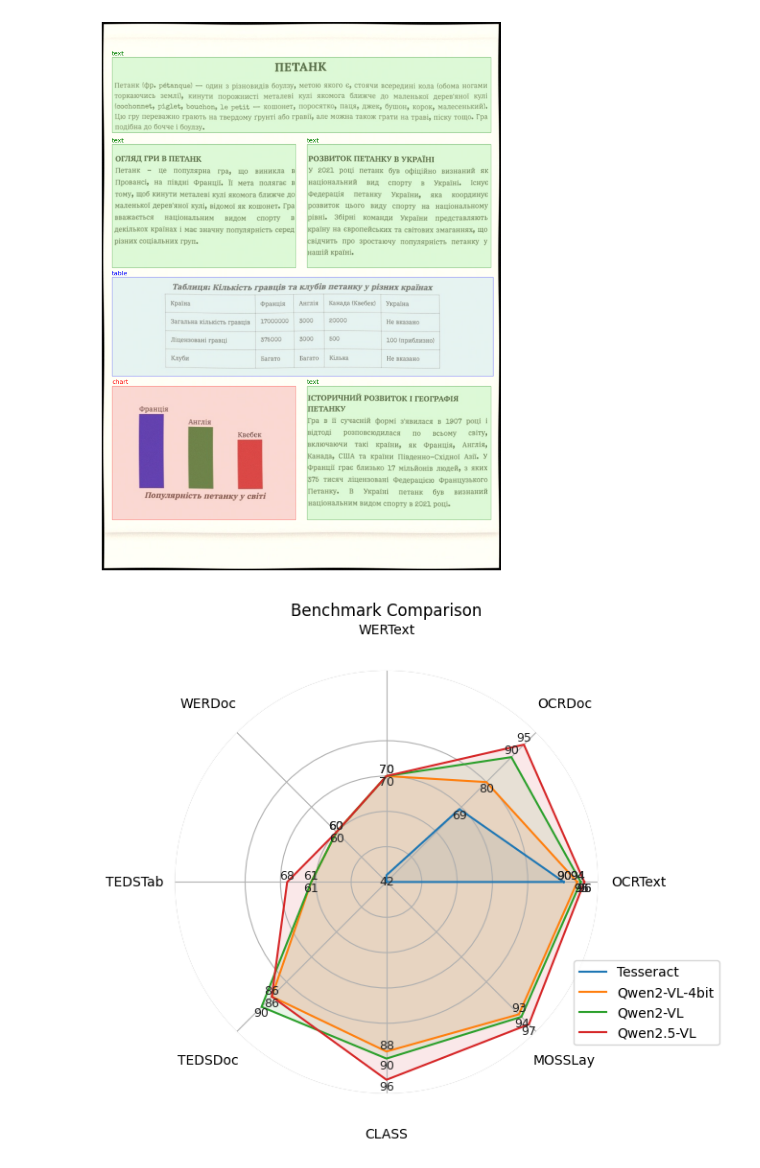
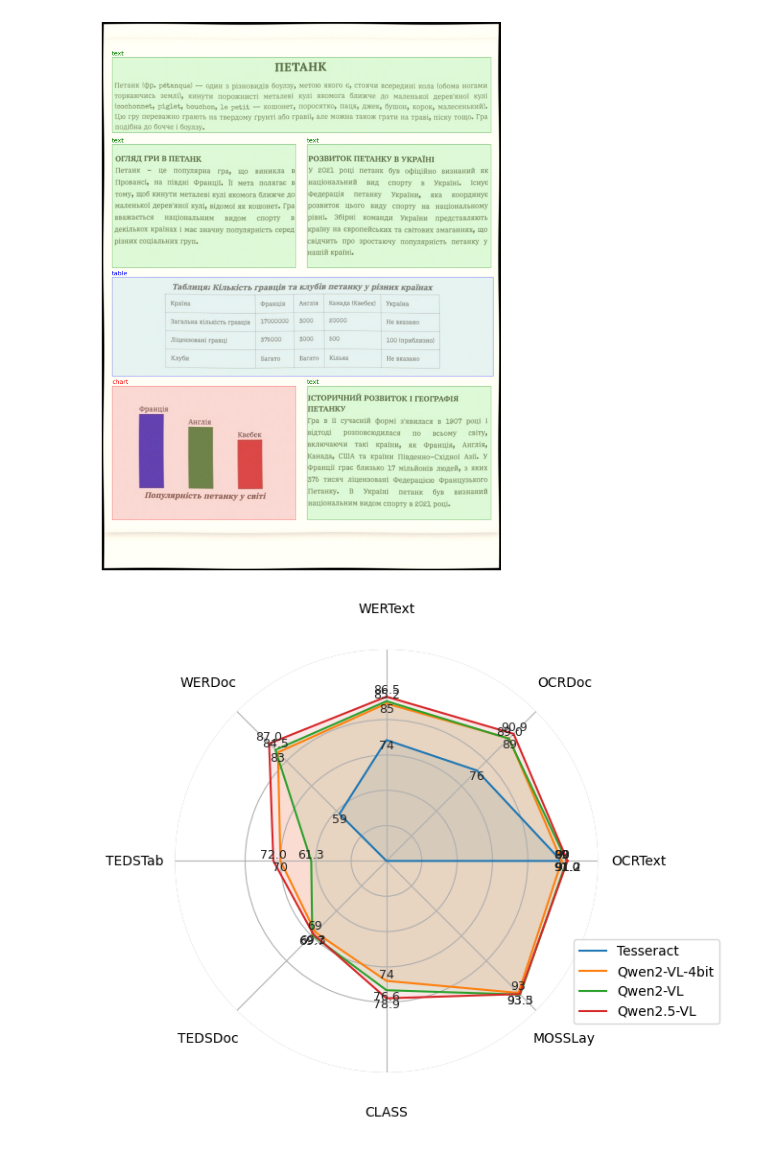
Before and after one commit to ansu0122/ucu-mt, a Jupyter notebook: src/docviz.ipynb, the cells around one changed output. Saved outputs shown, nothing was run; the diff lists cells and outputs as text; code cells hidden in the pictures.

Commit message:
benchmark

```diff
--- a/src/docviz.ipynb
+++ b/src/docviz.ipynb
@@ -221,10 +221,10 @@ import numpy as np
 labels = ['OCRText', 'OCRDoc', 'WERText', 'WERDoc', 'TEDSTab', 'TEDSDoc', 'CLASS',
           'MOSSLay']
 
-stats_cls_orc = [100-9.81, 100-30.82, 100-58.07, 40, 40, 40, 40, 40]
-stats_qwen2_4bit = [100-6, 100-20, 100-30, 100-40, 61.3, 85.9, 88, 93]
-stats_qwen2 = [100-5, 100-10, 100-30, 100-40, 61.3, 90, 90, 94]
-stats_qwen2_5 = [100-4, 100-5, 100-30, 100-40, 68.1, 85.9, 96, 97]
+stats_cls_orc = [100-10.51, 100-23.80, 100-25.78, 100-41.18, 40, 40, 40, 40]
+stats_qwen2_4bit = [100-10.40, 100-10.94, 100-15.44, 100-16.55, 70.01, 68.51, 73.96, 92.83]
+stats_qwen2 = [100-9.01, 100-11.03, 100-14.78, 100-15.54, 61.3, 69.70, 76.60, 93.5]
+stats_qwen2_5 = [100-8.76, 100-9.11, 100-13.5, 100-13.02, 72.01, 69.3, 78.9, 93.3]
 
 # Angles
 angles = np.linspace(0, 2 * np.pi, len(labels), endpoint=False).tolist()
@@ -267,7 +267,7 @@ def add_labels1(angles, values):
         ha = 'center' if np.cos(angle) > 0 else 'center'
         va = 'bottom' if np.sin(angle) > 0 else 'top'
 
-        ax.text(angle, val + offset_r, f"{val:.0f}",
+        ax.text(angle, val + offset_r, f"{val:.1f}",
                 ha=ha, va=va,
                 fontsize=9, color="#222222",
                 transform=ax.transData)
@@ -285,33 +285,33 @@ def add_labels2(angles, values):
         ha = 'center' if np.cos(angle) > 0 else 'center'
         va = 'top' if np.sin(angle) > 0 else 'bottom'
 
         ax.text(angle, val + offset_r, f"{val:.0f}",
                 ha=ha, va=va,
                 fontsize=9, color="#222222",
                 transform=ax.transData)
 
 add_labels2(angles, stats_cls_orc)
 add_labels1(angles, stats_qwen2)
 add_labels2(angles, stats_qwen2_4bit)
 add_labels1(angles, stats_qwen2_5)
 
 # Remove outer circular boundary
 ax.spines['polar'].set_edgecolor('none')
 ax.spines['polar'].set_color('white')
 
 gridlines = [line for line in ax.yaxis.get_gridlines()]
-gridlines[4].set_color('none')
+gridlines[5].set_color('none')
 ax.set_yticklabels([])
 
 for label in ax.get_xticklabels():
     label.set_horizontalalignment('center')  # optional: center-align
     label.set_verticalalignment('center')
     label.set_position((label.get_position()[0],-0.1))
 
 ax.set_ylim(40, 100)
 plt.legend(loc='lower right', bbox_to_anchor=(1.3, 0.1))
-plt.title("Benchmark Comparison")
+# plt.title("Benchmark Comparison")
 plt.tight_layout()
 plt.show()
 # %% [output]
-[figure, old version]
+[figure, new version]
```
Also changed, not shown: parts of 1 cell of this notebook, 8 other files.
